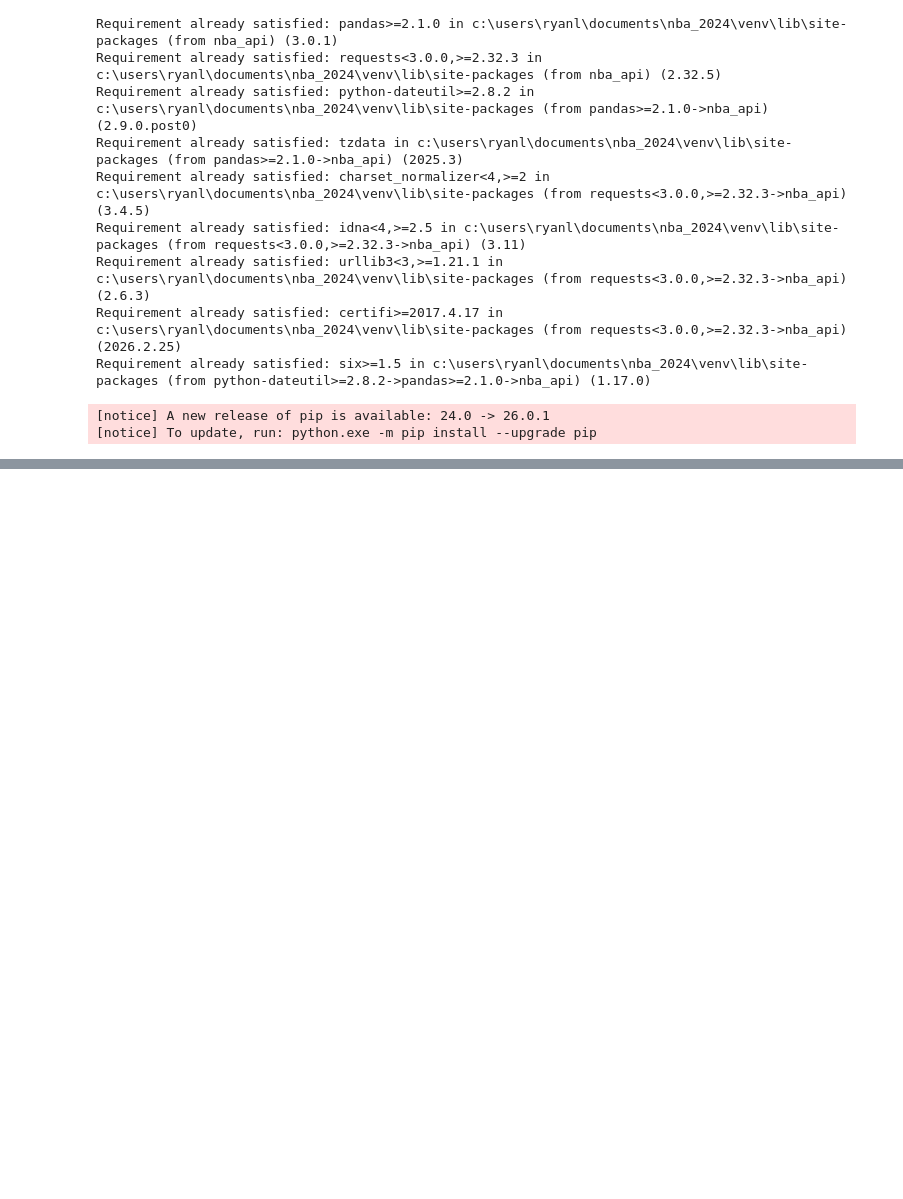
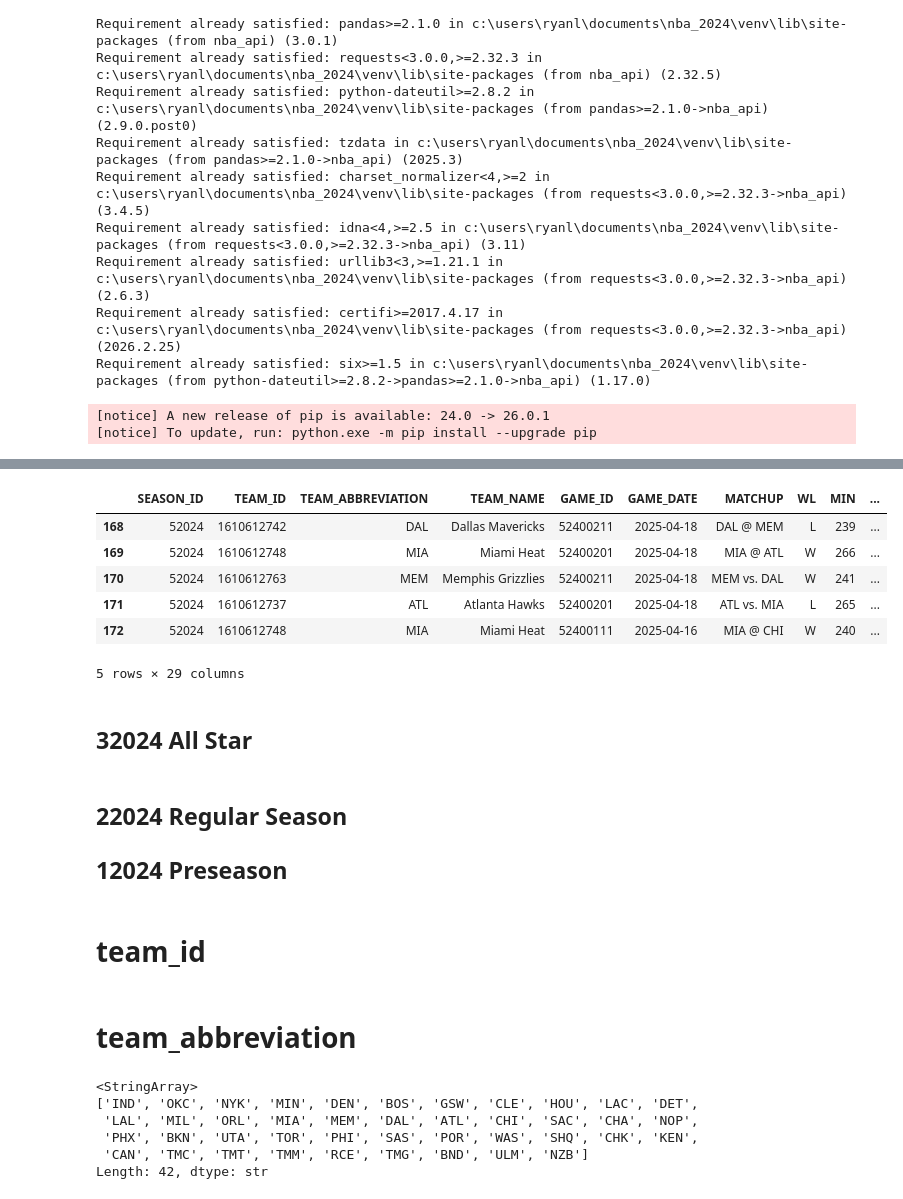
Before and after one commit to Ryanlin2/NBA_2024, a Jupyter notebook: a1.ipynb, the cells around one changed output, grey strips where cells are left out. Saved outputs shown, nothing was run; the diff lists cells and outputs as text; code cells hidden in the pictures; blank space fills up the shorter version.

```diff
--- a/a1.ipynb
+++ b/a1.ipynb
@@ -28,0 +83,31 @@ df_2024_season_raw.to_csv('nba_league_games_2024-25_raw.csv')
+# %%
+df_season_52024 = df[df["SEASON_ID"]==52024]
+# %%
+df_season_52024.head()
+# %% [output]
+|  | SEASON_ID | TEAM_ID | TEAM_ABBREVIATION | TEAM_NAME | GAME_ID | GAME_DATE | MATCHUP | WL | MIN | ... |
+| 168 | 52024 | 1610612742 | DAL | Dallas Mavericks | 52400211 | 2025-04-18 | DAL @ MEM | L | 239 | ... |
+| 169 | 52024 | 1610612748 | MIA | Miami Heat | 52400201 | 2025-04-18 | MIA @ ATL | W | 266 | ... |
+| 170 | 52024 | 1610612763 | MEM | Memphis Grizzlies | 52400211 | 2025-04-18 | MEM vs. DAL | W | 241 | ... |
+| 171 | 52024 | 1610612737 | ATL | Atlanta Hawks | 52400201 | 2025-04-18 | ATL vs. MIA | L | 265 | ... |
+| 172 | 52024 | 1610612748 | MIA | Miami Heat | 52400111 | 2025-04-16 | MIA @ CHI | W | 240 | ... |
+5 rows × 29 columns
+# %% [markdown]
+## 32024 All Star
+# %% [markdown]
+## 22024 Regular Season
+
+## 12024 Preseason
+# %% [markdown]
+# team_id
+# %% [markdown]
+# team_abbreviation
+# %%
+df['TEAM_ABBREVIATION'].unique()
+# %% [output]
+<StringArray>
+['IND', 'OKC', 'NYK', 'MIN', 'DEN', 'BOS', 'GSW', 'CLE', 'HOU', 'LAC', 'DET',
+ 'LAL', 'MIL', 'ORL', 'MIA', 'MEM', 'DAL', 'ATL', 'CHI', 'SAC', 'CHA', 'NOP',
+ 'PHX', 'BKN', 'UTA', 'TOR', 'PHI', 'SAS', 'POR', 'WAS', 'SHQ', 'CHK', 'KEN',
+ 'CAN', 'TMC', 'TMT', 'TMM', 'RCE', 'TMG', 'BND', 'ULM', 'NZB']
+Length: 42, dtype: str
```
Also changed, not shown: parts of 25 cells of this notebook, 3 other files.
